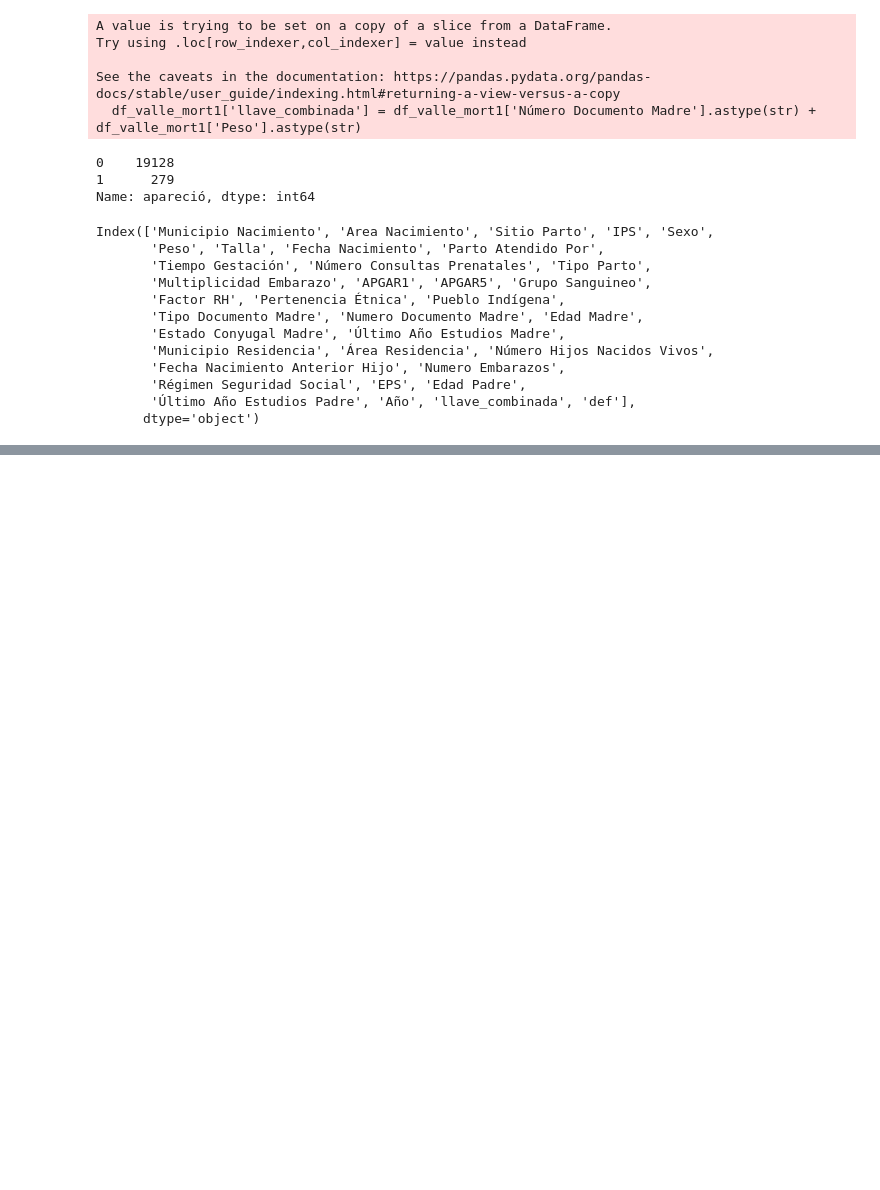
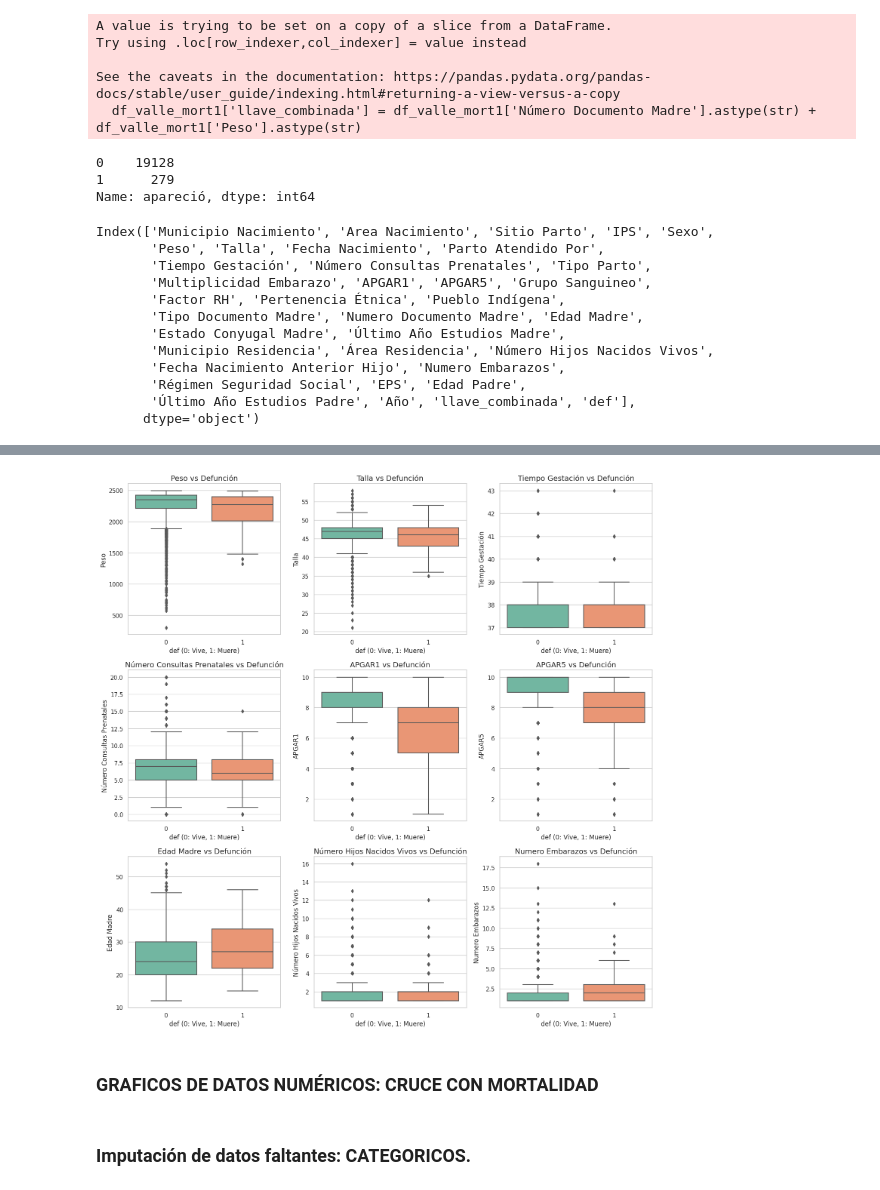
Before and after one commit to Estocastic/Hello-world, a Jupyter notebook: COD_BPN_V2.ipynb, the cells around one changed output, grey strips where cells are left out. Saved outputs shown, nothing was run; the diff lists cells and outputs as text; code cells hidden in the pictures; blank space fills up the shorter version.

```diff
--- a/COD_BPN_V2.ipynb
+++ b/COD_BPN_V2.ipynb
@@ -792,0 +829,4 @@ df_valle_nac.to_csv('/content/drive/My Drive/Datos_BPN2023/datos_generados_V2/df
+# %%
+df_desc['def']= df_desc['def'].astype('category')
+df_desc['Año']= df_desc['Año'].astype('category')
+df_desc['Numero Documento Madre']= df_desc['Numero Documento Madre'].astype('category')
@@ -792,0 +948,15 @@ df_valle_nac.to_csv('/content/drive/My Drive/Datos_BPN2023/datos_generados_V2/df
+# %%
+df_desc.loc[(df_desc['Tiempo Gestación'] > 90) & (df_desc['def'] == 0), 'Tiempo Gestación'] = df_medianas.iloc[0,2]
+df_desc.loc[(df_desc['Tiempo Gestación'] > 90) & (df_desc['def'] == 1), 'Tiempo Gestación'] = df_medianas.iloc[1,2]
+df_desc.loc[(df_desc['Talla'] > 90) & (df_desc['def'] == 0), 'Talla'] = df_medianas.iloc[2,2]
+df_desc.loc[(df_desc['Talla'] > 90) & (df_desc['def'] == 1), 'Talla'] = df_medianas.iloc[3,2]
+df_desc.loc[(df_desc['Número Consultas Prenatales'] > 90) & (df_desc['def'] == 0), 'Número Consultas Prenatales'] = df_medianas.iloc[4,2]
+df_desc.loc[(df_desc['Número Consultas Prenatales'] > 90) & (df_desc['def'] == 1), 'Número Consultas Prenatales'] = df_medianas.iloc[5,2]
+df_desc.loc[(df_desc['APGAR1'] > 90) & (df_desc['def'] == 0), 'APGAR1'] = df_medianas.iloc[6,2]
+df_desc.loc[(df_desc['APGAR1'] > 90) & (df_desc['def'] == 1), 'APGAR1'] = df_medianas.iloc[7,2]
+df_desc.loc[(df_desc['APGAR5'] > 90) & (df_desc['def'] == 0), 'APGAR5'] = df_medianas.iloc[8,2]
+df_desc.loc[(df_desc['APGAR5'] > 90) & (df_desc['def'] == 1), 'APGAR5'] = df_medianas.iloc[9,2]
+df_desc.loc[(df_desc['Numero Embarazos'] > 90) & (df_desc['def'] == 0), 'Numero Embarazos'] = df_medianas.iloc[10,2]
+df_desc.loc[(df_desc['Numero Embarazos'] > 90) & (df_desc['def'] == 1), 'Numero Embarazos'] = df_medianas.iloc[11,2]
+# %%
+df_numeric = df_desc.select_dtypes(include=[float, int])
@@ -792,0 +975,36 @@ df_valle_nac.to_csv('/content/drive/My Drive/Datos_BPN2023/datos_generados_V2/df
+# %%
+import matplotlib.pyplot as plt
+import seaborn as sns
+import pandas as pd
+
+# Asegúrate de que 'def' está en df_numeric para el gráfico
+df_numeric['def'] = df_desc['def']
+
+# Lista de columnas numéricas
+columnas_numericas = df_numeric.columns.drop('def')
+
+# Configurar el estilo de Seaborn para un look más profesional
+sns.set(style="whitegrid")
+
+# Configurar tamaño del gráfico
+plt.figure(figsize=(15, 15))
+
+# Crear un boxplot para cada columna numérica
+for i, columna in enumerate(columnas_numericas, 1):
+    plt.subplot(3, 3, i)  # Ajustar según la cantidad de columnas numéricas
+    sns.boxplot(x='def', y=columna, data=df_numeric, palette="Set2")
+
+    # Ajustar título y etiquetas para cada gráfico
+    plt.title(f'{columna} vs Defunción', fontsize=14)
+    plt.xlabel('def (0: Vive, 1: Muere)', fontsize=12)
+    plt.ylabel(columna, fontsize=12)
+
+# Ajustar el layout y mostrar el gráfico
+plt.tight_layout()
+plt.show()
+# %% [output]
+[figure, added]
+# %% [markdown]
+### GRAFICOS DE DATOS NUMÉRICOS: CRUCE CON MORTALIDAD
+# %% [markdown]
+### Imputación de datos faltantes: CATEGORICOS.
```
Also changed, not shown: parts of 58 cells of this notebook.
